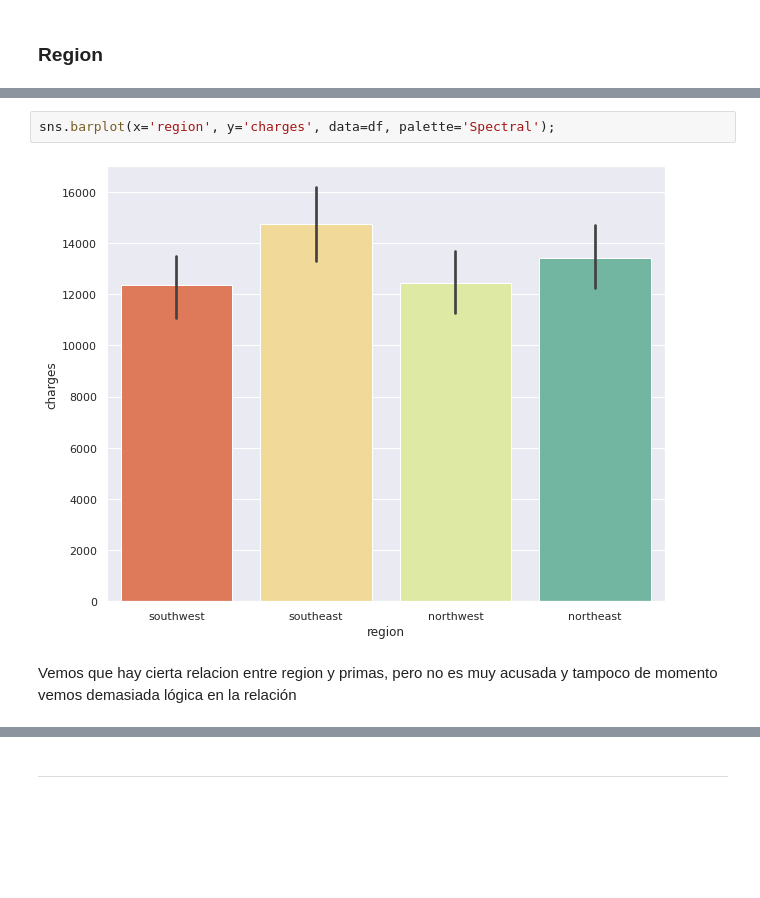
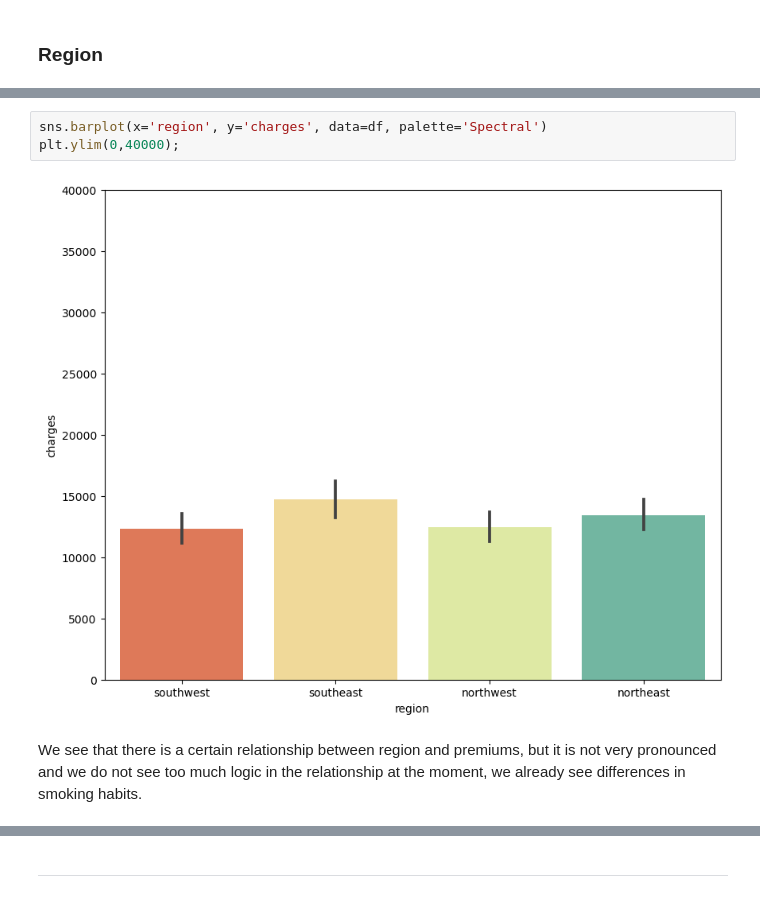
Before and after one commit to AnaGonBu/Proyecto_google, a Jupyter notebook: 01-RL-ML-Intro.ipynb, the cells around one changed output, grey strips where cells are left out. Drawn from its saved outputs; the diff is of its cells as text; blank space fills up the shorter version.

```diff
--- a/01-RL-ML-Intro.ipynb
+++ b/01-RL-ML-Intro.ipynb
@@ -265,6 +290,7 @@ sns.barplot(x='region', y='charges', hue='children', data=df, palette='Set2');
 # %%
-sns.barplot(x='region', y='charges', data=df, palette='Spectral');
+sns.barplot(x='region', y='charges', data=df, palette='Spectral')
+plt.ylim(0,40000);
 # %% [output]
-[figure, old version]
+[figure, new version]
-# %% [markdown]
-Vemos que hay cierta relacion entre region y primas, pero no es muy acusada y tampoco de momento vemos demasiada lógica en la relación
+# %% [markdown]
+We see that there is a certain relationship between region and premiums, but it is not very pronounced and we do not see too much logic in the relationship at the moment, we already see differences in smoking habits.
```
Also changed, not shown: parts of 63 cells of this notebook.
